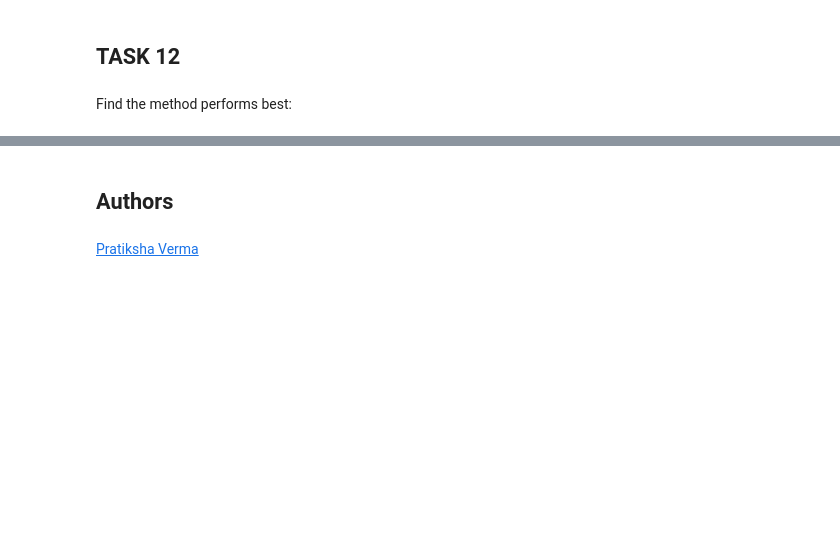
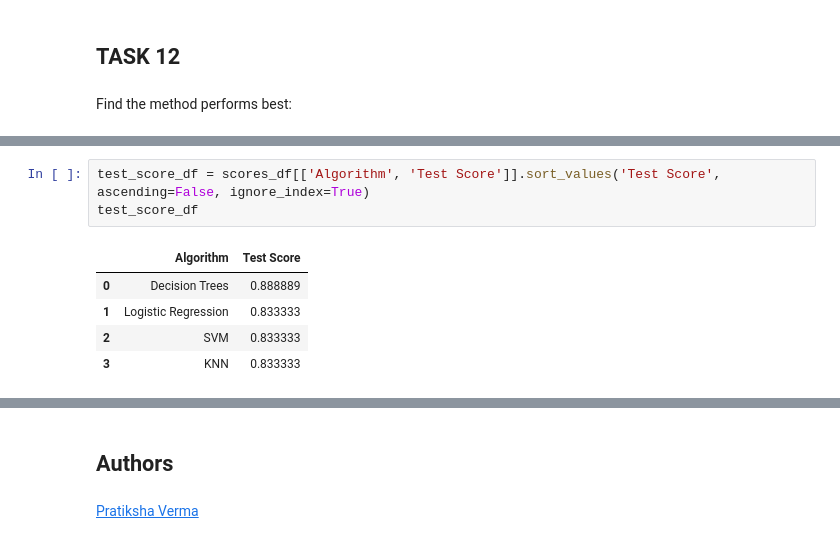
Before and after one commit to RayhaanPirani/spacex-falcon9-landing, a Jupyter notebook: IBM-DS0321EN-SkillsNetwork_labs_module_4_SpaceX_Machine_Learning_Prediction_Part_5.jupyterlite.ipynb, the cells around one changed output, grey strips where cells are left out. Saved outputs shown, nothing was run; the diff lists cells and outputs as text; blank space fills up the shorter version.

```diff
--- a/IBM-DS0321EN-SkillsNetwork_labs_module_4_SpaceX_Machine_Learning_Prediction_Part_5.jupyterlite.ipynb
+++ b/IBM-DS0321EN-SkillsNetwork_labs_module_4_SpaceX_Machine_Learning_Prediction_Part_5.jupyterlite.ipynb
@@ -340,0 +354,9 @@ Find the method performs best:
+# %%
+test_score_df = scores_df[['Algorithm', 'Test Score']].sort_values('Test Score', ascending=False, ignore_index=True)
+test_score_df
+# %% [output]
+|  | Algorithm | Test Score |
+| 0 | Decision Trees | 0.888889 |
+| 1 | Logistic Regression | 0.833333 |
+| 2 | SVM | 0.833333 |
+| 3 | KNN | 0.833333 |
```
Also changed, not shown: parts of 8 cells of this notebook.
